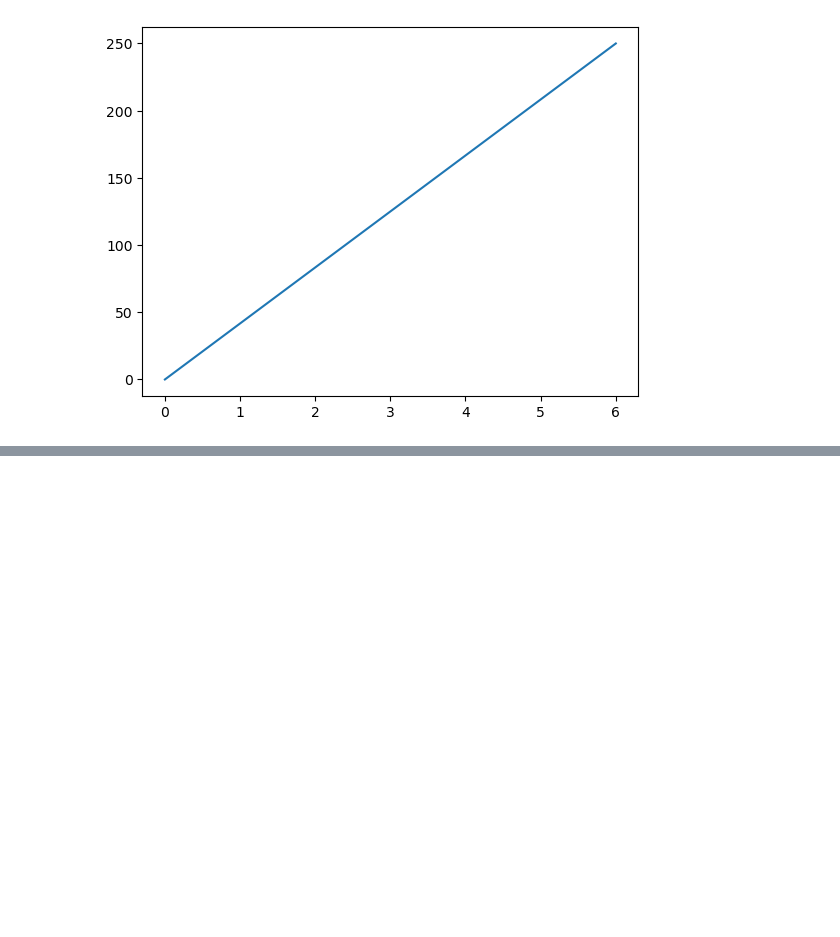
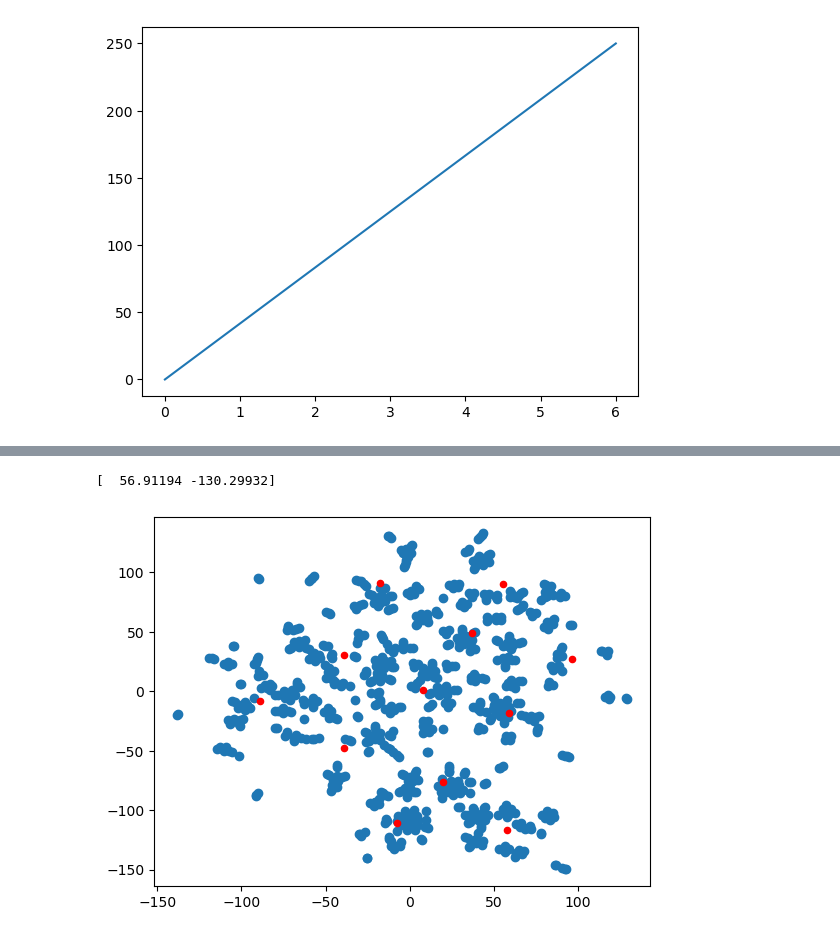
Before and after one commit to SparshRawal/mlp-project, a Jupyter notebook: DataAumentation.ipynb, the cells around one changed output, grey strips where cells are left out. Saved outputs shown, nothing was run; the diff lists cells and outputs as text; code cells hidden in the pictures; blank space fills up the shorter version.

Commit message:
Clustering

```diff
--- a/DataAumentation.ipynb
+++ b/DataAumentation.ipynb
@@ -378,0 +379,13 @@ plt.imshow(full_image)
+# %%
+# print(kmeans.labels_)
+print(tsne[0])
+kmeans = KMeans(n_clusters=12,random_state=0).fit(tsne)
+plt.scatter(tsne[:, 0], tsne[:, 1])
+plt.scatter(kmeans.cluster_centers_[:, 0],
+            kmeans.cluster_centers_[:, 1],
+            s=20,                             # Set centroid size
+            c='red')                           # Set centroid color
+plt.show()
+# %% [output]
+[  56.91194 -130.29932]
+[figure, added]
```
Also changed, not shown: parts of 19 cells of this notebook, 1 other file.
